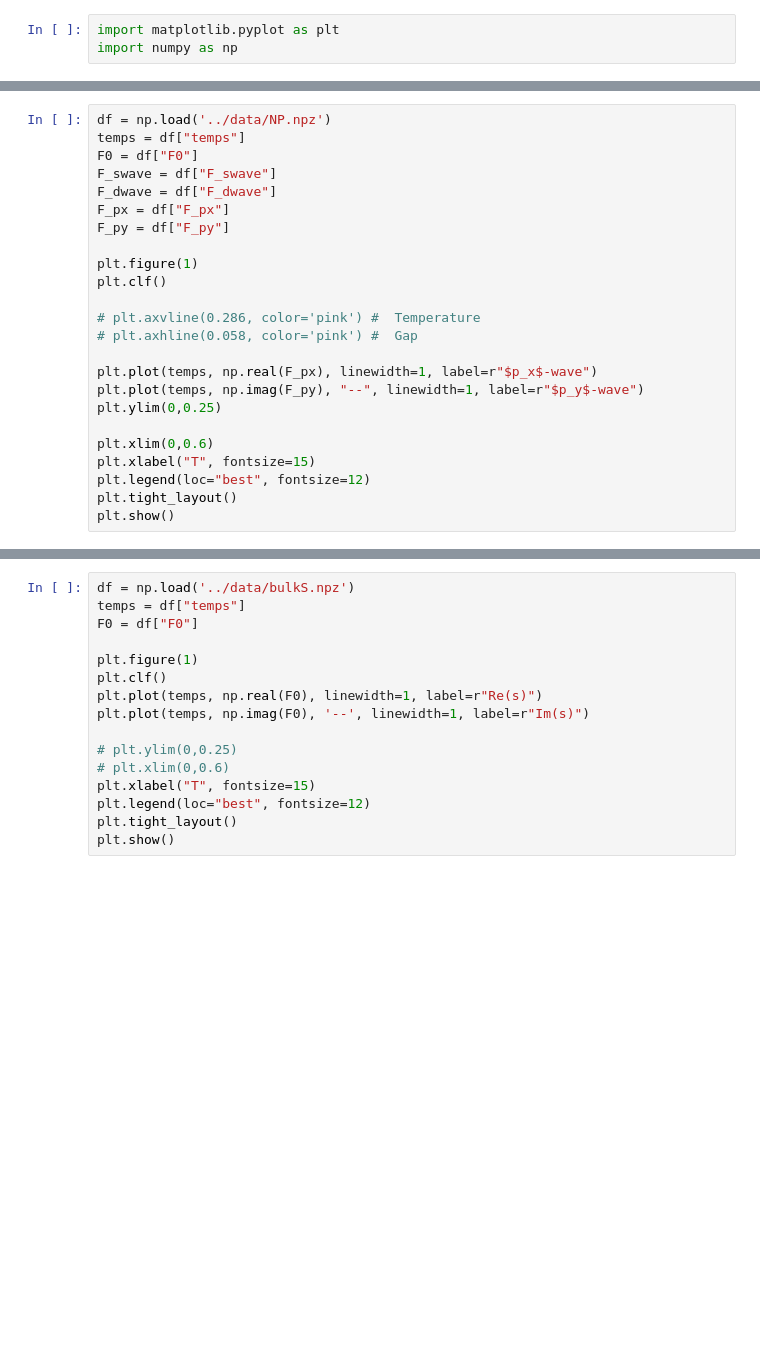
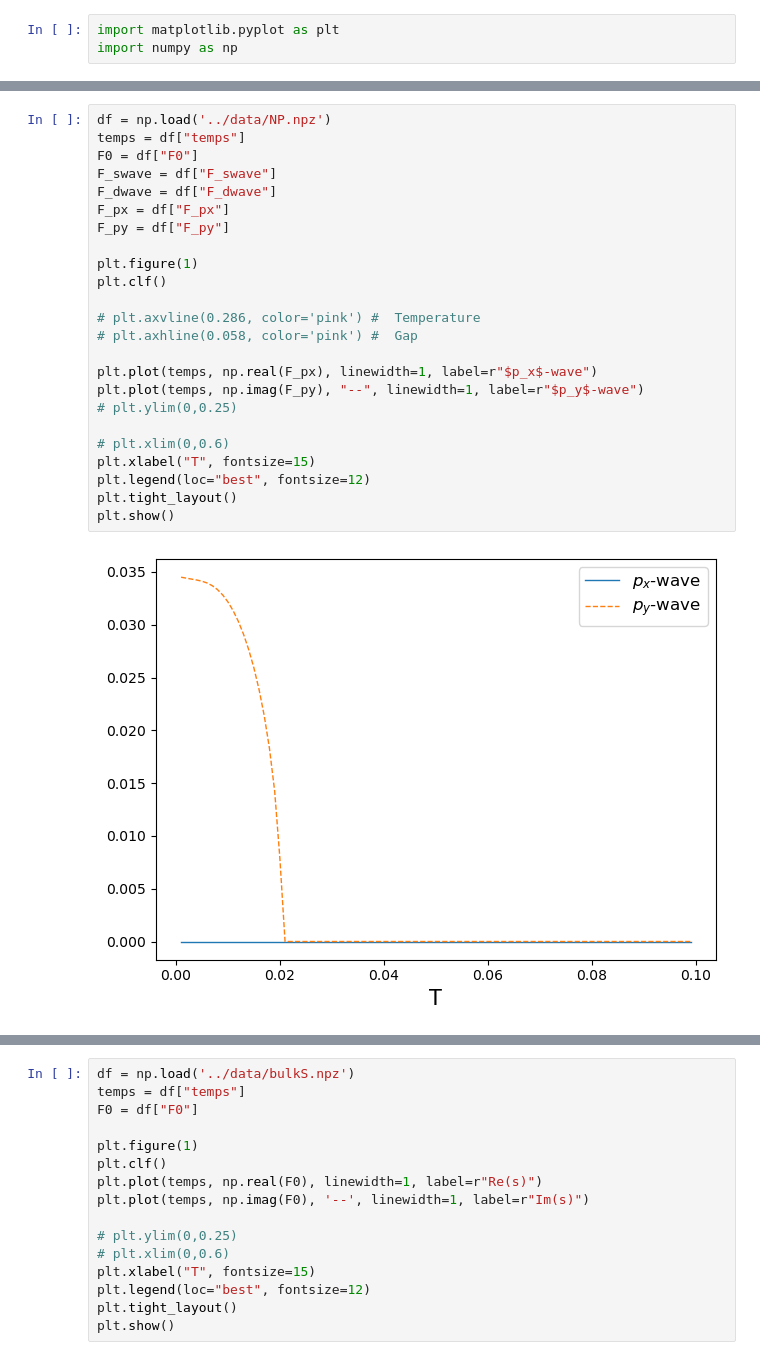
Before and after one commit to emilssp/master-thesis-codebase, a Jupyter notebook: cluster/notebooks/plot.ipynb, the cells around one changed output, grey strips where cells are left out. Drawn from its saved outputs; the diff is of its cells as text; blank space fills up the shorter version.

```diff
--- a/cluster/notebooks/plot.ipynb
+++ b/cluster/notebooks/plot.ipynb
@@ -26,27 +45,29 @@ plt.show()
 # %%
 df = np.load('../data/NP.npz')
 temps = df["temps"]
 F0 = df["F0"]
 F_swave = df["F_swave"]
 F_dwave = df["F_dwave"]
 F_px = df["F_px"]
 F_py = df["F_py"]
 
 plt.figure(1)
 plt.clf()
 
 # plt.axvline(0.286, color='pink') #  Temperature
 # plt.axhline(0.058, color='pink') #  Gap
 
 plt.plot(temps, np.real(F_px), linewidth=1, label=r"$p_x$-wave")
 plt.plot(temps, np.imag(F_py), "--", linewidth=1, label=r"$p_y$-wave")
-plt.ylim(0,0.25)
+# plt.ylim(0,0.25)
 
-plt.xlim(0,0.6)
+# plt.xlim(0,0.6)
 plt.xlabel("T", fontsize=15)
 plt.legend(loc="best", fontsize=12)
 plt.tight_layout()
 plt.show()
+# %% [output]
+[figure, added]
 # %%
 df = np.load('../data/SP.npz')
 temps = df["temps"]
```
Also changed, not shown: parts of 7 cells of this notebook, 10 other files.
